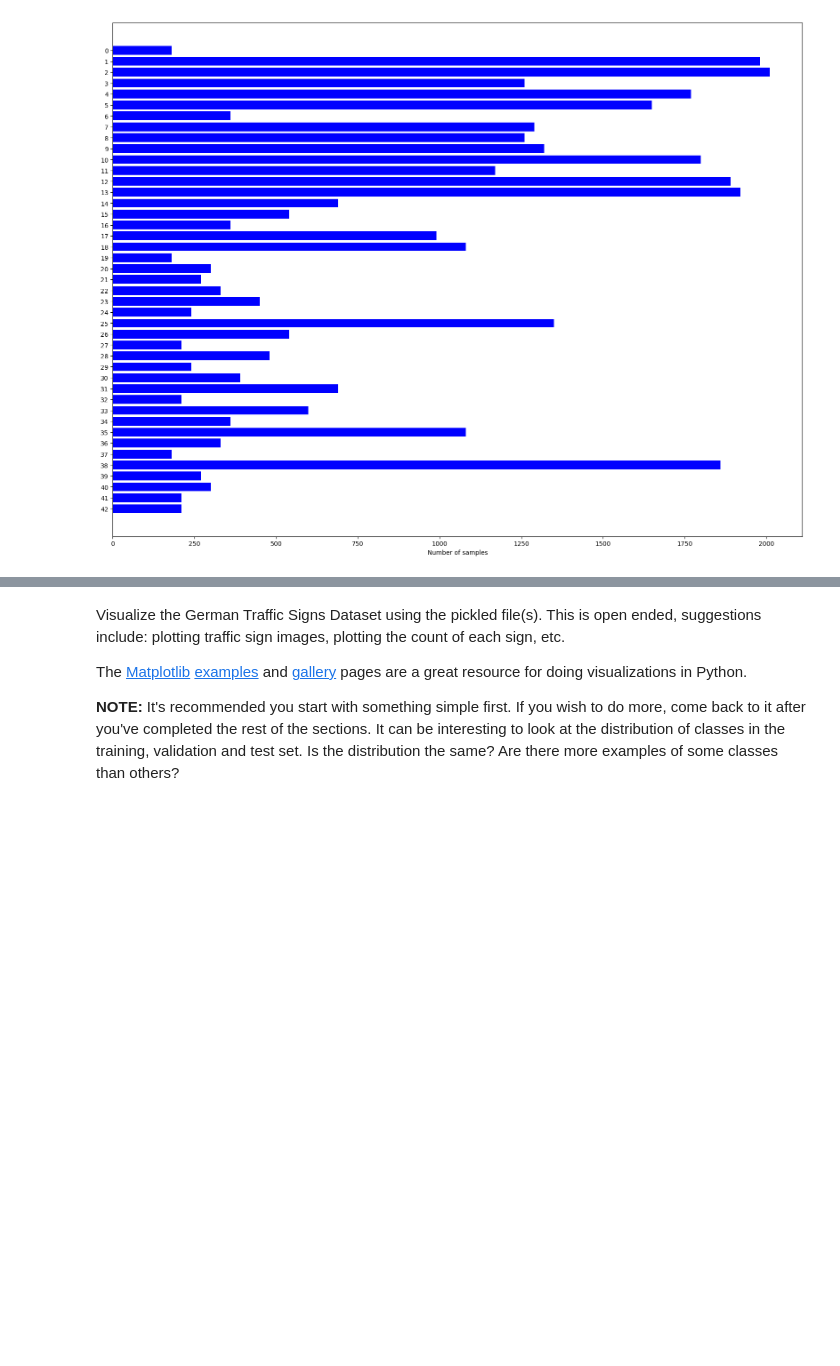
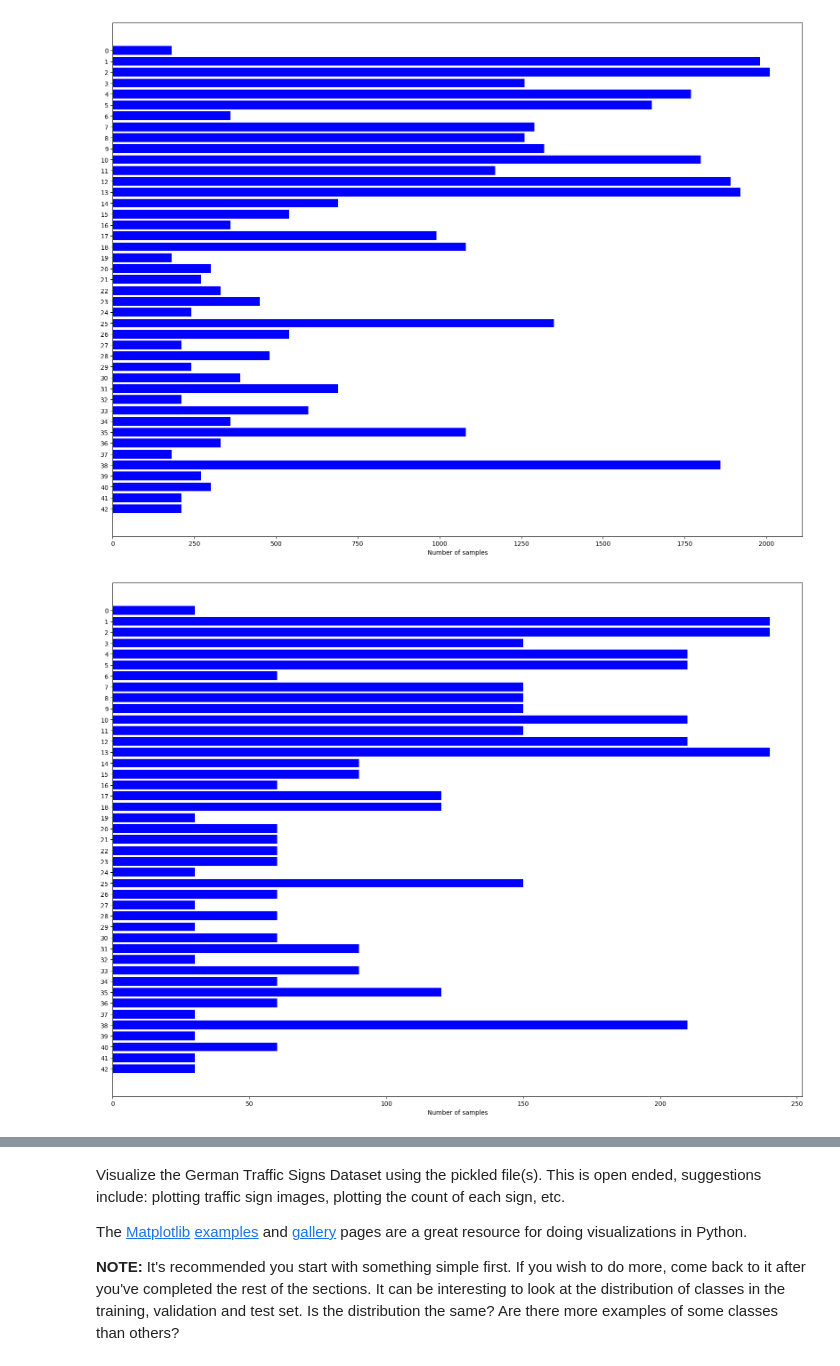
Before and after one commit to gsrinivas37/Traffic_Sign_Classifier, a Jupyter notebook: Traffic_Sign_Classifier.ipynb, the cells around one changed output, grey strips where cells are left out. Drawn from its saved outputs; the diff is of its cells as text; code cells hidden in the pictures; blank space fills up the shorter version.

```diff
--- a/Traffic_Sign_Classifier.ipynb
+++ b/Traffic_Sign_Classifier.ipynb
@@ -138,8 +145,6 @@ Number of images for label 40 are 300
 Number of images for label 41 are 210
 Number of images for label 42 are 210
 # %%
-import numpy as np
-
 """
 ====================
 Horizontal bar chart
@@ -147,23 +152,30 @@ Horizontal bar chart
 
 This example showcases a simple horizontal bar chart.
 """
-plt.rcdefaults()
-fig, ax = plt.subplots(figsize=(20, 15))
+def visualize(X, Y):
+    plt.rcdefaults()
+    fig, ax = plt.subplots(figsize=(20, 15))
 
-# Example data
-labels = set(y_train)
-y_pos = np.arange(len(labels))
-performance = []
-for l in labels:
-    performance.append(getCountWithLabel(l))
+    # Example data
+    labels = set(Y)
+    y_pos = np.arange(len(labels))
+    performance = []
+    for l in labels:
+        performance.append(getCountWithLabel(l, X=X, Y=Y))
 
-ax.barh(y_pos, performance, align='center',
-        color='blue')
-ax.set_yticks(y_pos)
-ax.set_yticklabels(labels)
-ax.invert_yaxis()  # labels read top-to-bottom
-ax.set_xlabel('Number of samples')
+    ax.barh(y_pos, performance, align='center',
+            color='blue')
+    ax.set_yticks(y_pos)
+    ax.set_yticklabels(labels)
+    ax.invert_yaxis()  # labels read top-to-bottom
+    ax.set_xlabel('Number of samples')
 
-plt.show()
+    plt.show()
+
+visualize(X_train, y_train)
 # %% [output]
 [figure]
+# %%
+visualize(X_valid, y_valid)
+# %% [output]
+[figure, added]
```
Also changed, not shown: parts of 12 cells of this notebook.
